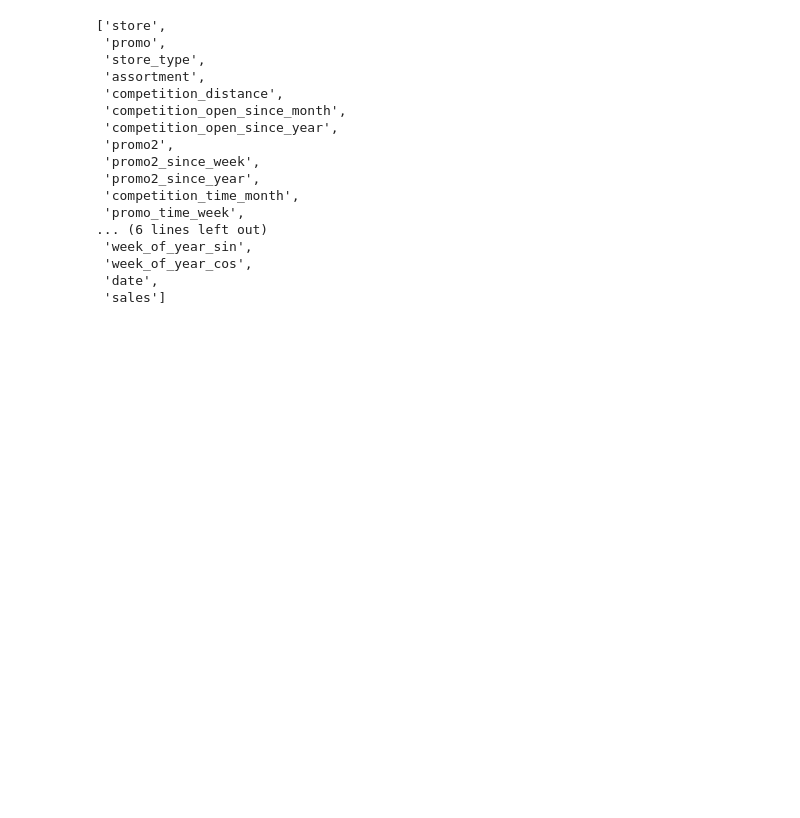
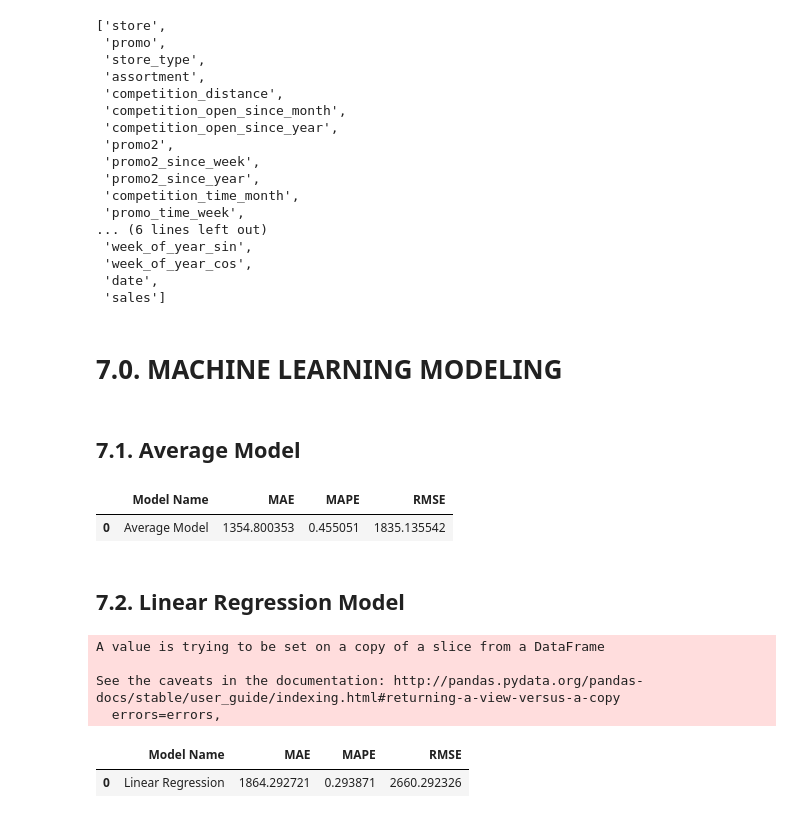
Before and after one commit to RaulBelarmino/rossman-predict-sales, a Jupyter notebook: rossman-predict-ds-em-producao.ipynb, the cells around one changed output. Cells and saved outputs as stored; diff of their text form; code cells hidden in the pictures; blank space fills up the shorter version.

```diff
--- a/rossman-predict-ds-em-producao.ipynb
+++ b/rossman-predict-ds-em-producao.ipynb
@@ -42,10 +45,23 @@ def jupyter_settings():
     plt.rcParams['font.size'] = 24
 
     pd.options.display.max_columns = None
-    pd.options.display.max_rows = None
+    pd.options.display.max_rows = 100
     pd.set_option('display.expand_frame_repr', False)
 
     sns.set()
+
+def mean_absolute_percentage_error(y, yhat):
+    return np.mean(np.abs((y - yhat) / y))
+
+def ml_error(model_name, y, yhat):
+    mae = mean_absolute_error(y, yhat)
+    mape = mean_absolute_percentage_error(y, yhat)
+    rmse = np.sqrt(mean_squared_error(y, yhat))
+
+    return pd.DataFrame({'Model Name': model_name,
+                         'MAE': mae,
+                         'MAPE': mape,
+                         'RMSE': rmse}, index=[0])
 # %%
 jupyter_settings()
 # %% [output]
@@ -970,3 +939,34 @@ cols_selected_boruta
  'week_of_year_cos',
  'date',
  'sales']
+# %% [markdown]
+# 7.0. MACHINE LEARNING MODELING
+# %%
+x_train = X_train[cols_selected_boruta]
+x_test = X_test[cols_selected_boruta]
+# %% [markdown]
+## 7.1. Average Model
+# %%
+aux1 = x_test.copy()
+aux1['sales'] = y_test.copy()
+
+# prediction
+aux2 = aux1[['store','sales']].groupby('store').mean().reset_index().rename(columns={'sales':'predictions'})
+aux1 = pd.merge(aux1,aux2,how='left',on='store')
+yhat_baseline = aux1['predictions']
+
+# performance
+baseline_result = ml_error('Average Model', np.expm1(y_test), np.expm1(yhat_baseline))
+baseline_result
+# %% [output]
+|  | Model Name | MAE | MAPE | RMSE |
+| 0 | Average Model | 1354.800353 | 0.455051 | 1835.135542 |
+# %% [markdown]
+## 7.2. Linear Regression Model
+# %%
+x_test.drop(labels=['date','sales'], axis=1, inplace=True)
+# %% [output]
+A value is trying to be set on a copy of a slice from a DataFrame
+
+See the caveats in the documentation: http://pandas.pydata.org/pandas-docs/stable/user_guide/indexing.html#returning-a-view-versus-a-copy
+  errors=errors,
@@ -972,0 +975,13 @@ cols_selected_boruta
+# %%
+# model
+lr = LinearRegression().fit(x_train, y_train)
+
+# prediction
+yhat_lr = lr.predict(x_test)
+
+# performance
+lr_result = ml_error('Linear Regression', np.expm1(y_test), np.expm1(yhat_lr))
+lr_result
+# %% [output]
+|  | Model Name | MAE | MAPE | RMSE |
+| 0 | Linear Regression | 1864.292721 | 0.293871 | 2660.292326 |
```
Also changed, not shown: parts of 18 cells of this notebook.
